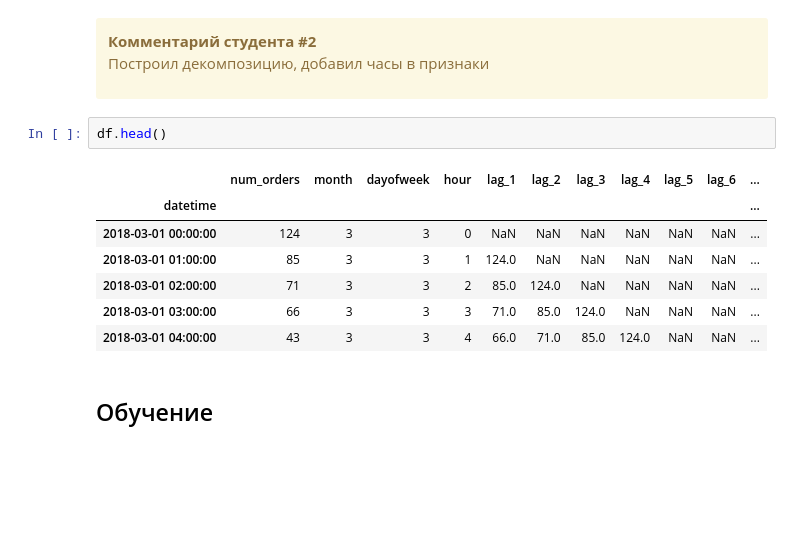
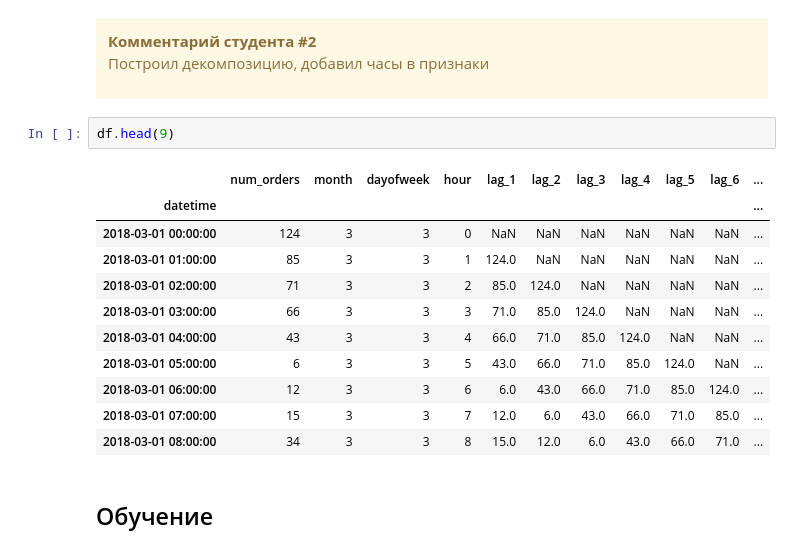
Before and after one commit to mbelveder/praktikum, a Jupyter notebook: 12_taxi/taxi_reply_2.ipynb, the cells around one changed output. Saved outputs shown, nothing was run; the diff lists cells and outputs as text; blank space fills up the shorter version.

```diff
--- a/12_taxi/taxi_reply_2.ipynb
+++ b/12_taxi/taxi_reply_2.ipynb
@@ -288,15 +301,19 @@ make_features(df, 8, 24)
 
 </div>
 # %%
-df.head()
+df.head(9)
 # %% [output]
 |  | num_orders | month | dayofweek | hour | lag_1 | lag_2 | lag_3 | lag_4 | lag_5 | lag_6 | ... |
 | datetime |  |  |  |  |  |  |  |  |  |  | ... |
 | 2018-03-01 00:00:00 | 124 | 3 | 3 | 0 | NaN | NaN | NaN | NaN | NaN | NaN | ... |
 | 2018-03-01 01:00:00 | 85 | 3 | 3 | 1 | 124.0 | NaN | NaN | NaN | NaN | NaN | ... |
 | 2018-03-01 02:00:00 | 71 | 3 | 3 | 2 | 85.0 | 124.0 | NaN | NaN | NaN | NaN | ... |
 | 2018-03-01 03:00:00 | 66 | 3 | 3 | 3 | 71.0 | 85.0 | 124.0 | NaN | NaN | NaN | ... |
 | 2018-03-01 04:00:00 | 43 | 3 | 3 | 4 | 66.0 | 71.0 | 85.0 | 124.0 | NaN | NaN | ... |
+| 2018-03-01 05:00:00 | 6 | 3 | 3 | 5 | 43.0 | 66.0 | 71.0 | 85.0 | 124.0 | NaN | ... |
+| 2018-03-01 06:00:00 | 12 | 3 | 3 | 6 | 6.0 | 43.0 | 66.0 | 71.0 | 85.0 | 124.0 | ... |
+| 2018-03-01 07:00:00 | 15 | 3 | 3 | 7 | 12.0 | 6.0 | 43.0 | 66.0 | 71.0 | 85.0 | ... |
+| 2018-03-01 08:00:00 | 34 | 3 | 3 | 8 | 15.0 | 12.0 | 6.0 | 43.0 | 66.0 | 71.0 | ... |
 # %% [markdown]
 ## Обучение
 # %% [markdown]
```
Also changed, not shown: parts of 23 cells of this notebook, 9 other files.
